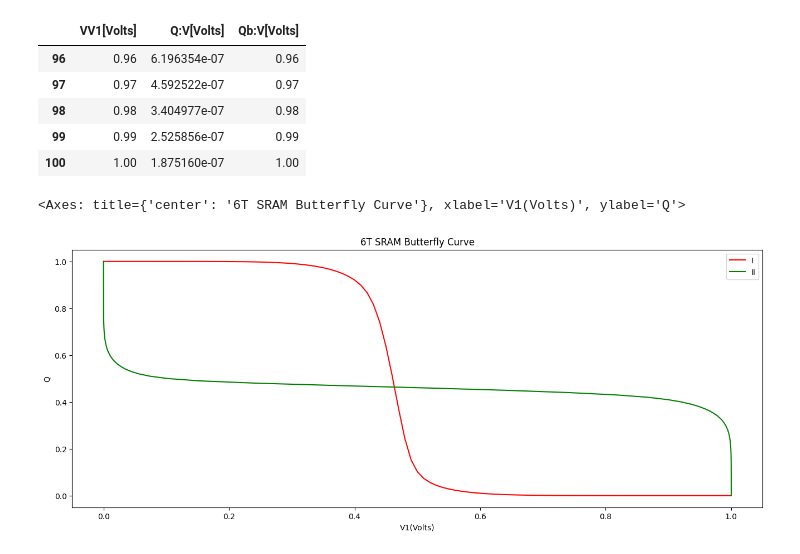
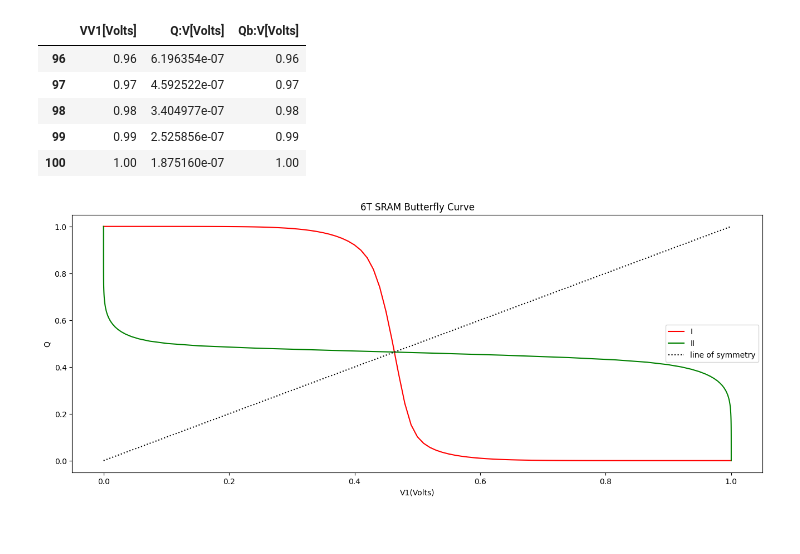
Before and after one commit to biswas-neelesh96/6TSRAM-Butterfly-Curve, a Jupyter notebook: 6TSRAM_Butterfly_Curve.ipynb, the cells around one changed output. Saved outputs shown, nothing was run; the diff lists cells and outputs as text; code cells hidden in the pictures.

```diff
--- a/6TSRAM_Butterfly_Curve.ipynb
+++ b/6TSRAM_Butterfly_Curve.ipynb
@@ -19,10 +23,10 @@ data.tail()
 # %%
 plt.figure(figsize=(16,6))
 plt.title("6T SRAM Butterfly Curve")
 plt.xlabel("V1(Volts)")
 plt.ylabel('Q')
-sns.lineplot(x=data['Qb:V[Volts]'], y=data['Q:V[Volts]'], label='I',color='red')
-sns.lineplot(x=data['Q:V[Volts]'], y=data['Qb:V[Volts]'], label='II',color='green')
+f1=sns.lineplot(x=data['Qb:V[Volts]'], y=data['Q:V[Volts]'], label='I',color='red')
+f2=sns.lineplot(x=data['Q:V[Volts]'], y=data['Qb:V[Volts]'], label='II',color='green')
+f3=sns.lineplot(x=data['VV1[Volts]'], y=data['Qb:V[Volts]'],label='line of symmetry', color='black', linestyle='dotted')
 # %% [output]
-<Axes: title={'center': '6T SRAM Butterfly Curve'}, xlabel='V1(Volts)', ylabel='Q'>
-[figure, old version]
+[figure, new version]
```
Also changed, not shown: parts of 2 cells of this notebook.
